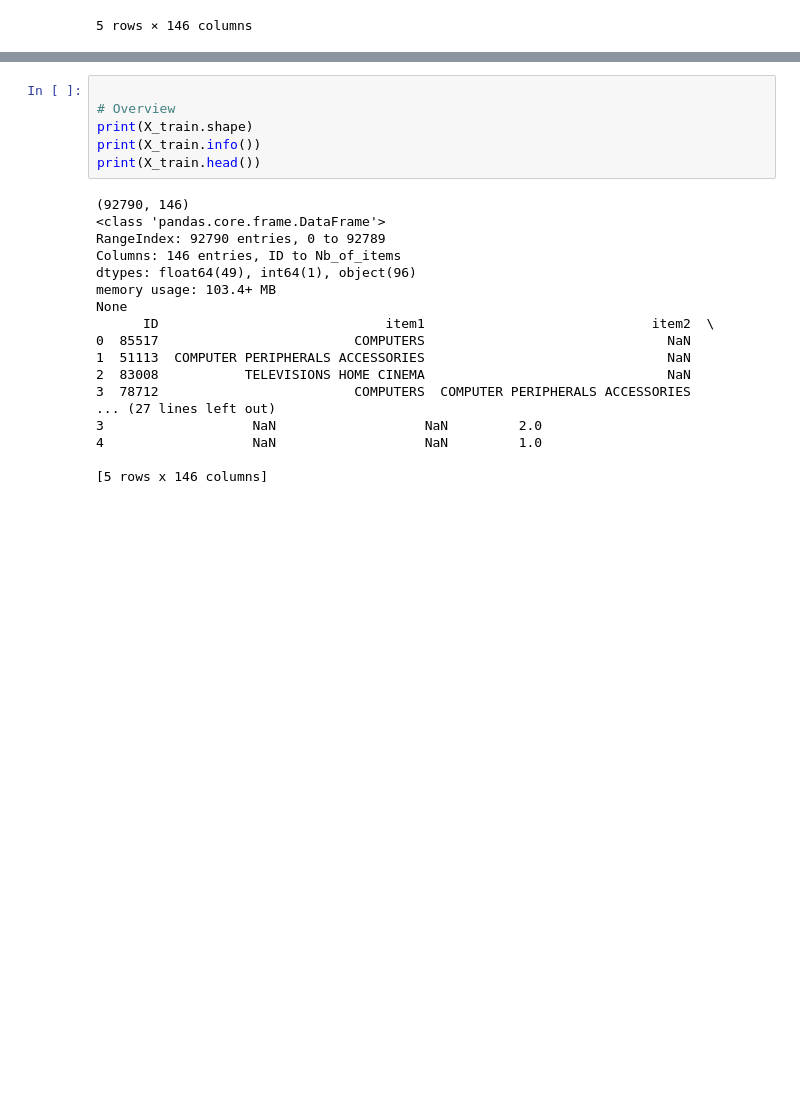
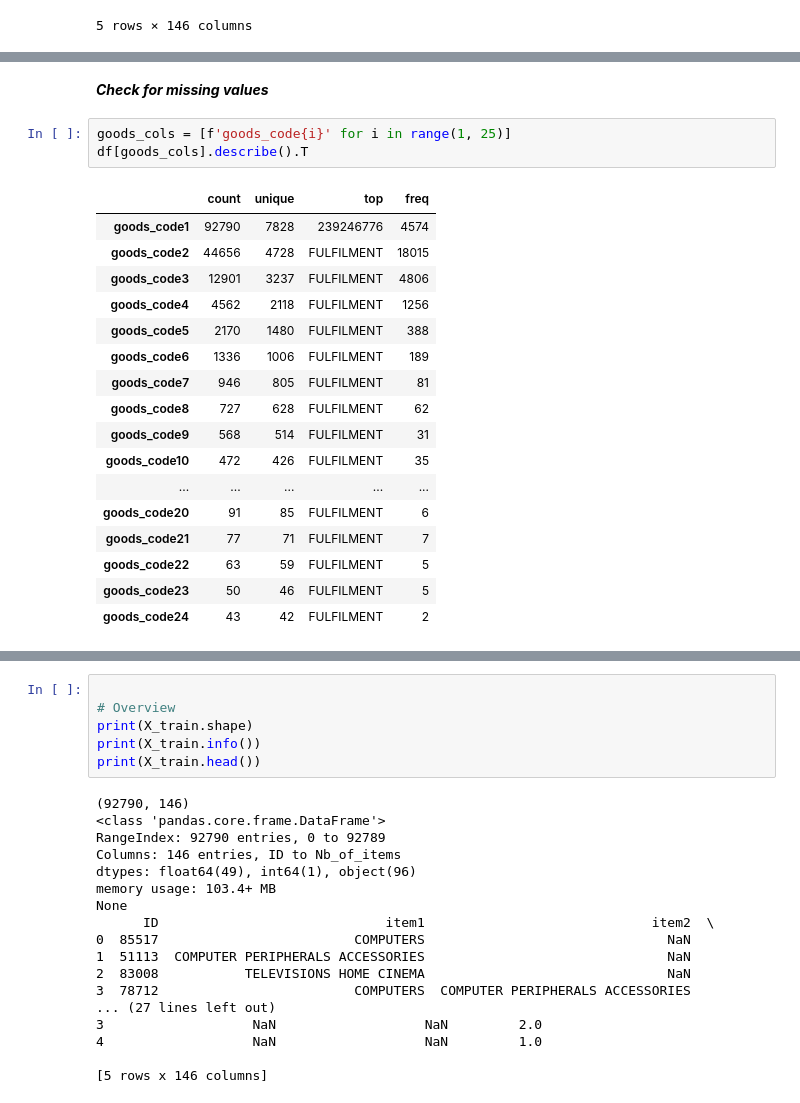
Before and after one commit to sumitgiri87/challenge-data-fraud, a Jupyter notebook: notebooks/train_model.ipynb, the cells around one changed output, grey strips where cells are left out. Cells and saved outputs as stored; diff of their text form; blank space fills up the shorter version.

```diff
--- a/notebooks/train_model.ipynb
+++ b/notebooks/train_model.ipynb
@@ -73,0 +245,23 @@ X_train.head()
+# %% [markdown]
+***Check for missing values***
+# %%
+goods_cols = [f'goods_code{i}' for i in range(1, 25)]
+df[goods_cols].describe().T
+# %% [output]
+|  | count | unique | top | freq |
+| goods_code1 | 92790 | 7828 | 239246776 | 4574 |
+| goods_code2 | 44656 | 4728 | FULFILMENT | 18015 |
+| goods_code3 | 12901 | 3237 | FULFILMENT | 4806 |
+| goods_code4 | 4562 | 2118 | FULFILMENT | 1256 |
+| goods_code5 | 2170 | 1480 | FULFILMENT | 388 |
+| goods_code6 | 1336 | 1006 | FULFILMENT | 189 |
+| goods_code7 | 946 | 805 | FULFILMENT | 81 |
+| goods_code8 | 727 | 628 | FULFILMENT | 62 |
+| goods_code9 | 568 | 514 | FULFILMENT | 31 |
+| goods_code10 | 472 | 426 | FULFILMENT | 35 |
+| ... | ... | ... | ... | ... |
+| goods_code20 | 91 | 85 | FULFILMENT | 6 |
+| goods_code21 | 77 | 71 | FULFILMENT | 7 |
+| goods_code22 | 63 | 59 | FULFILMENT | 5 |
+| goods_code23 | 50 | 46 | FULFILMENT | 5 |
+| goods_code24 | 43 | 42 | FULFILMENT | 2 |
```
Also changed, not shown: parts of 37 cells of this notebook, 2 other files.
